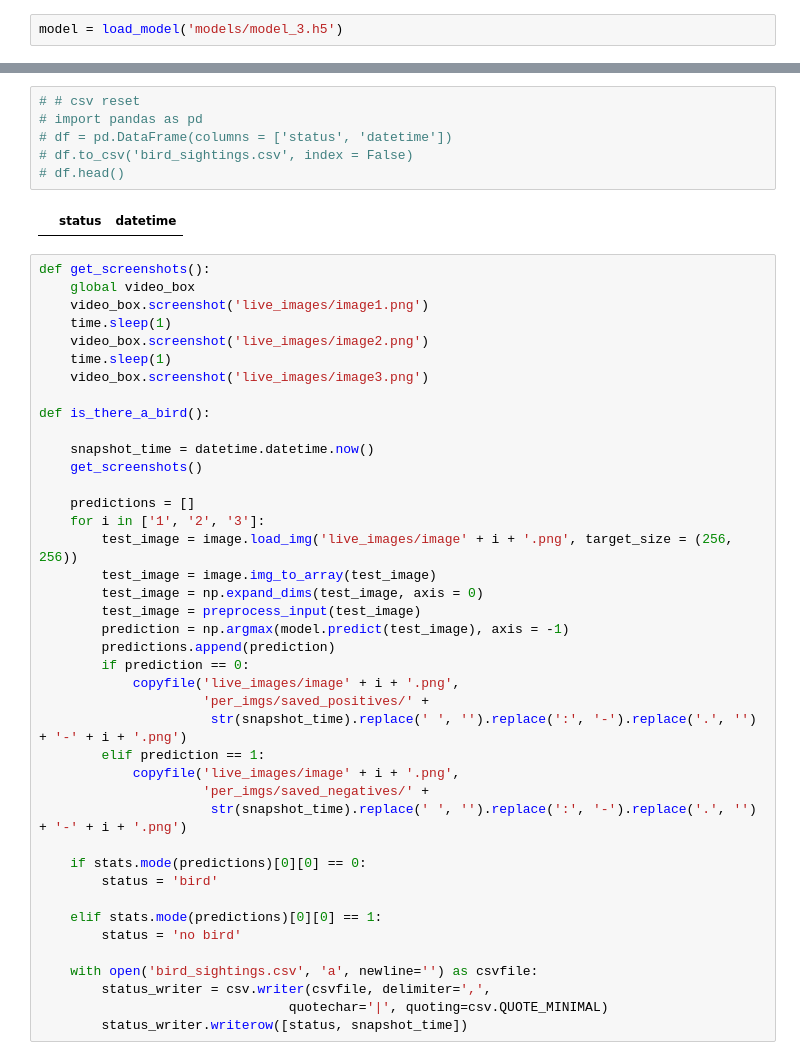
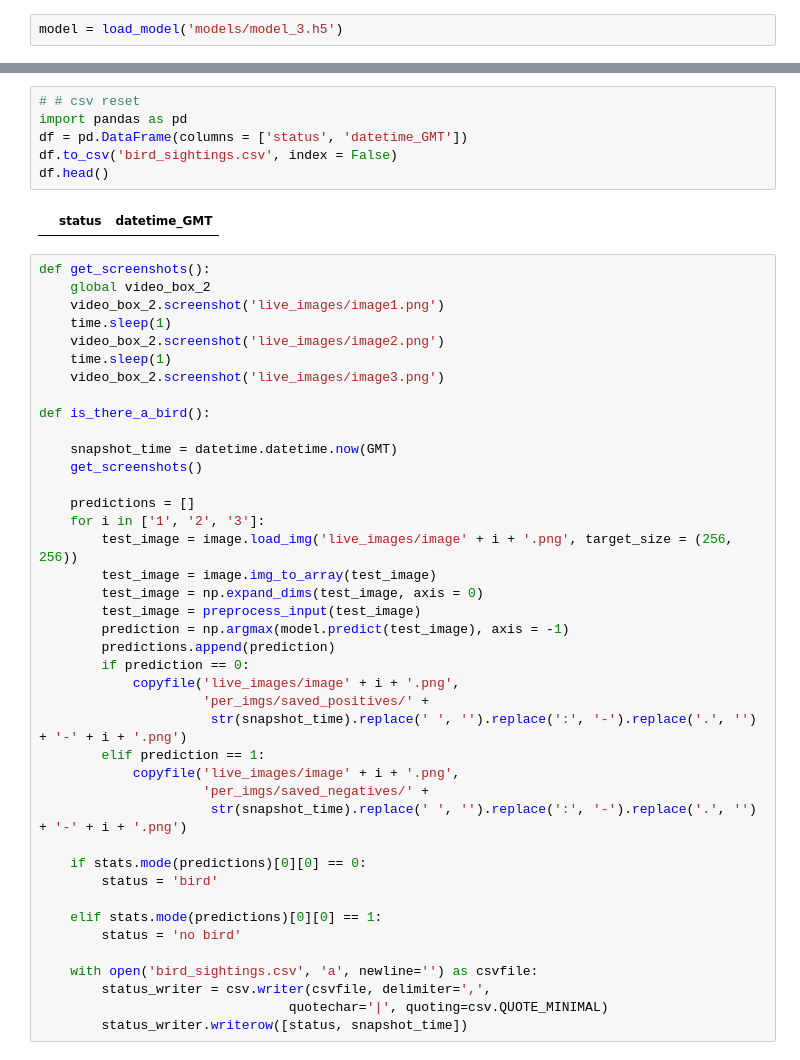
Before and after one commit to emmamcclaire/falcon_alert, a Jupyter notebook: birdwatcher.ipynb, the cells around one changed output, grey strips where cells are left out. Drawn from its saved outputs; the diff is of its cells as text.

```diff
--- a/birdwatcher.ipynb
+++ b/birdwatcher.ipynb
@@ -45,24 +55,24 @@ for i, j in enumerate(video_boxes):
 schedule.clear()
 # %%
 # # csv reset
-# import pandas as pd
-# df = pd.DataFrame(columns = ['status', 'datetime'])
-# df.to_csv('bird_sightings.csv', index = False)
-# df.head()
+import pandas as pd
+df = pd.DataFrame(columns = ['status', 'datetime_GMT'])
+df.to_csv('bird_sightings.csv', index = False)
+df.head()
 # %% [output]
-|  | status | datetime |
+|  | status | datetime_GMT |
 # %%
 def get_screenshots():
-    global video_box
-    video_box.screenshot('live_images/image1.png')
+    global video_box_2
+    video_box_2.screenshot('live_images/image1.png')
     time.sleep(1)
-    video_box.screenshot('live_images/image2.png')
+    video_box_2.screenshot('live_images/image2.png')
     time.sleep(1)
-    video_box.screenshot('live_images/image3.png')
+    video_box_2.screenshot('live_images/image3.png')
 
 def is_there_a_bird():
 
-    snapshot_time = datetime.datetime.now()
+    snapshot_time = datetime.datetime.now(GMT)
     get_screenshots()
 
     predictions = []
```
Also changed, not shown: parts of 3 cells of this notebook, 4 other files.
